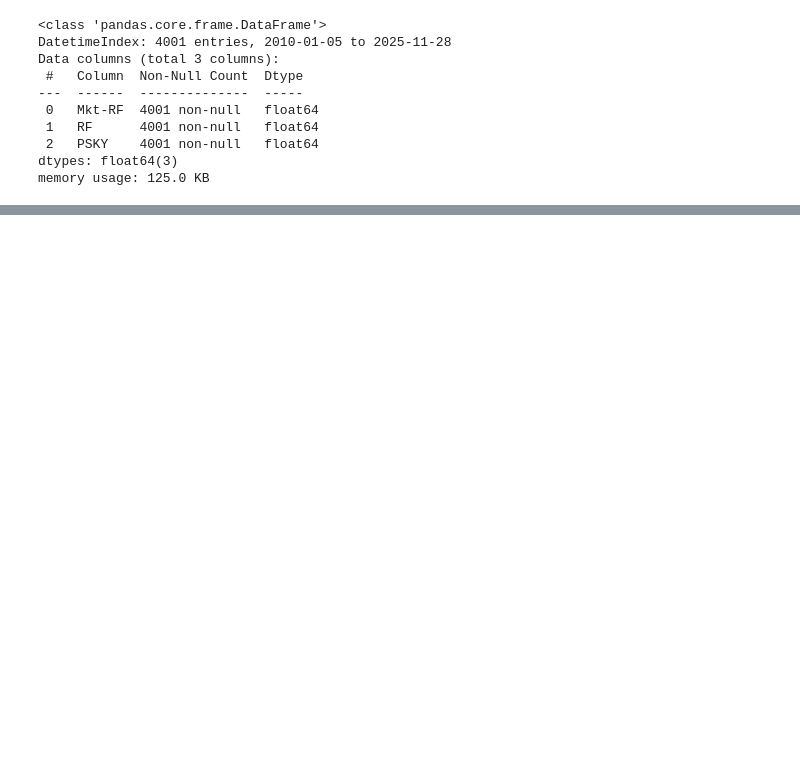
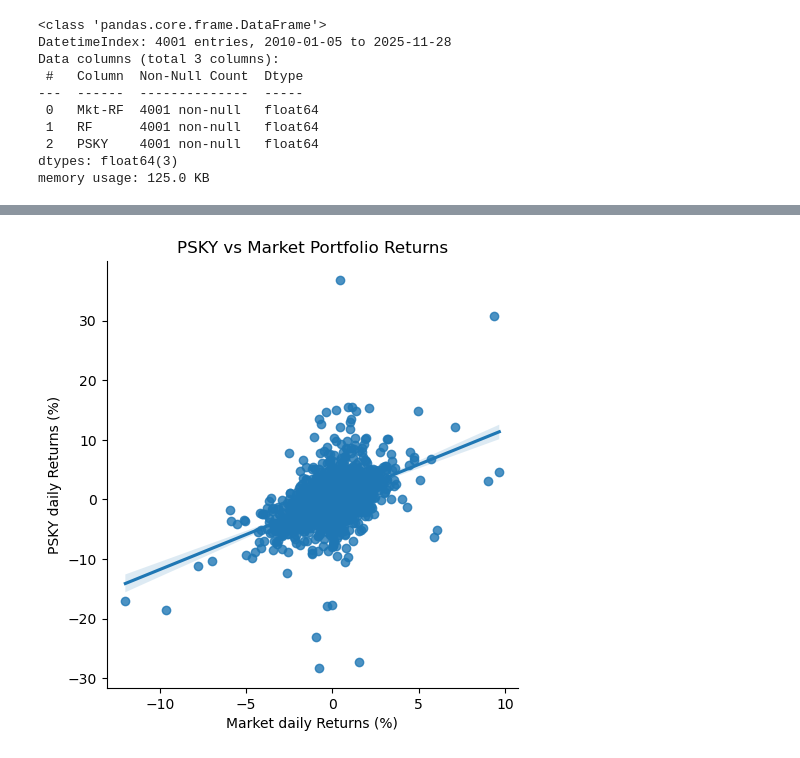
Before and after one commit to epifeni/DeepLearning_Transformers, a Jupyter notebook: Finance_PSKY/NB_PSKY_RegressionAnalysis_Fama-FrenchMarketModel.ipynb, the cells around one changed output, grey strips where cells are left out. Drawn from its saved outputs; the diff is of its cells as text; code cells hidden in the pictures; blank space fills up the shorter version.

Commit message:
regression and movies data

```diff
--- a/Finance_PSKY/NB_PSKY_RegressionAnalysis_Fama-FrenchMarketModel.ipynb
+++ b/Finance_PSKY/NB_PSKY_RegressionAnalysis_Fama-FrenchMarketModel.ipynb
@@ -213,0 +236,8 @@ df
+# %%
+sns.lmplot(x='Mkt', y='PSKY', data=df)
+plt.title('PSKY vs Market Portfolio Returns')
+plt.xlabel('Market daily Returns (%)')
+plt.ylabel('PSKY daily Returns (%)')
+plt.show()
+# %% [output]
+[figure, added]
```
Also changed, not shown: parts of 64 cells of this notebook, 4 other files.
